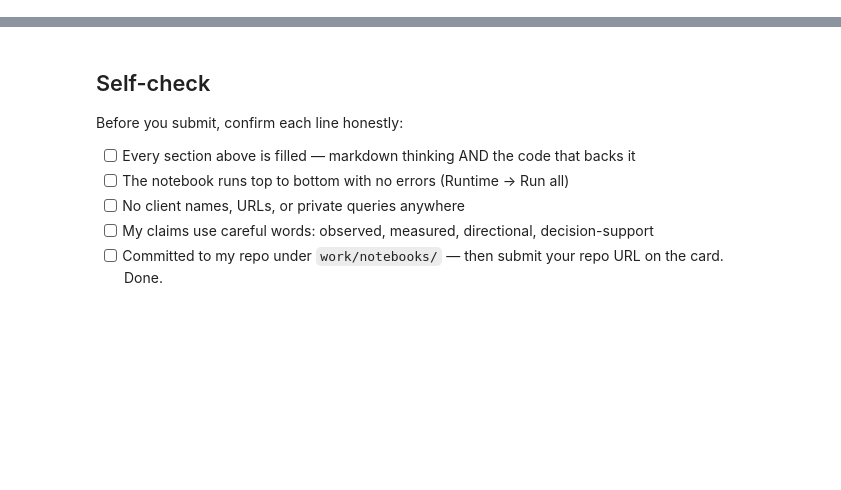
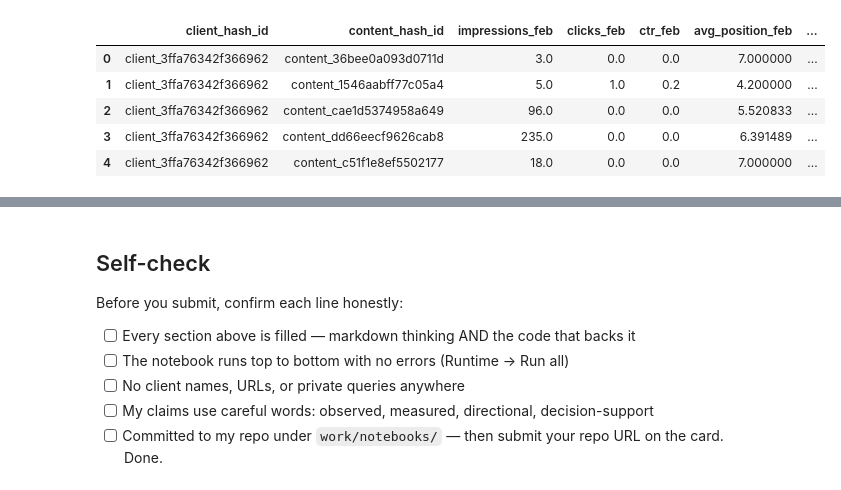
Before and after one commit to Miaxrz/ML-Internship-Starter, a Jupyter notebook: work/notebooks/w04_baseline_score.ipynb, the cells around one changed output, grey strips where cells are left out. Saved outputs shown, nothing was run; the diff lists cells and outputs as text; code cells hidden in the pictures; blank space fills up the shorter version.

```diff
--- a/work/notebooks/w04_baseline_score.ipynb
+++ b/work/notebooks/w04_baseline_score.ipynb
@@ -15,0 +67,73 @@ This skeleton is yours to fill. Work the sections **in order** — each one has
+# %%
+import pandas as pd
+import numpy as np
+from pathlib import Path
+import getpass
+import duckdb
+
+con = duckdb.connect()
+HF_TOKEN = getpass.getpass("Enter your Hugging Face token: ")
+# Authenticate with Hugging Face
+con.execute(f"""
+    CREATE OR REPLACE SECRET hf_token (
+        TYPE huggingface,
+        TOKEN '{HF_TOKEN}'
+    );
+""")
+
+
+FEB = """
+    SELECT *
+    FROM read_parquet(
+        'hf://datasets/FlyRank/internship-warehouse/'
+        'fact_content_daily_performance/month=2026-02/*.parquet'
+    )
+"""
+
+feb = con.sql(f"""
+    SELECT
+        client_hash_id,
+        content_hash_id,
+
+        SUM(gsc_impressions) AS impressions_feb,
+
+        SUM(gsc_clicks) AS clicks_feb,
+
+        CASE
+            WHEN SUM(gsc_impressions) > 0
+            THEN SUM(gsc_clicks) * 1.0 / SUM(gsc_impressions)
+            ELSE NULL
+        END AS ctr_feb,
+
+        CASE
+            WHEN SUM(gsc_impressions) > 0
+            THEN SUM(gsc_sum_position) * 1.0
+                 / SUM(gsc_impressions)
+            ELSE NULL
+        END AS avg_position_feb,
+
+        COUNT(*) FILTER (
+            WHERE gsc_data_available IS TRUE
+        ) AS gsc_available_days
+
+    FROM ({FEB}) AS daily_performance
+
+    WHERE gsc_data_available IS TRUE
+
+    GROUP BY
+        client_hash_id,
+        content_hash_id
+""").df()
+
+# Keep only pages with measurable February GSC data.
+feb = feb[
+    (feb["gsc_available_days"] > 0) &
+    (feb["impressions_feb"] > 0) &
+    (feb["ctr_feb"].notna()) &
+    (feb["avg_position_feb"].notna())
+].copy()
+
+print(f"Page-level rows available: {len(feb):,}")
+
+feb.head()
+# %% [output]
@@ -15,0 +142,6 @@ This skeleton is yours to fill. Work the sections **in order** — each one has
+|  | client_hash_id | content_hash_id | impressions_feb | clicks_feb | ctr_feb | avg_position_feb | ... |
+| 0 | client_3ffa76342f366962 | content_36bee0a093d0711d | 3.0 | 0.0 | 0.0 | 7.000000 | ... |
+| 1 | client_3ffa76342f366962 | content_1546aabff77c05a4 | 5.0 | 1.0 | 0.2 | 4.200000 | ... |
+| 2 | client_3ffa76342f366962 | content_cae1d5374958a649 | 96.0 | 0.0 | 0.0 | 5.520833 | ... |
+| 3 | client_3ffa76342f366962 | content_dd66eecf9626cab8 | 235.0 | 0.0 | 0.0 | 6.391489 | ... |
+| 4 | client_3ffa76342f366962 | content_c51f1e8ef5502177 | 18.0 | 0.0 | 0.0 | 7.000000 | ... |
```
Also changed, not shown: parts of 26 cells of this notebook.
